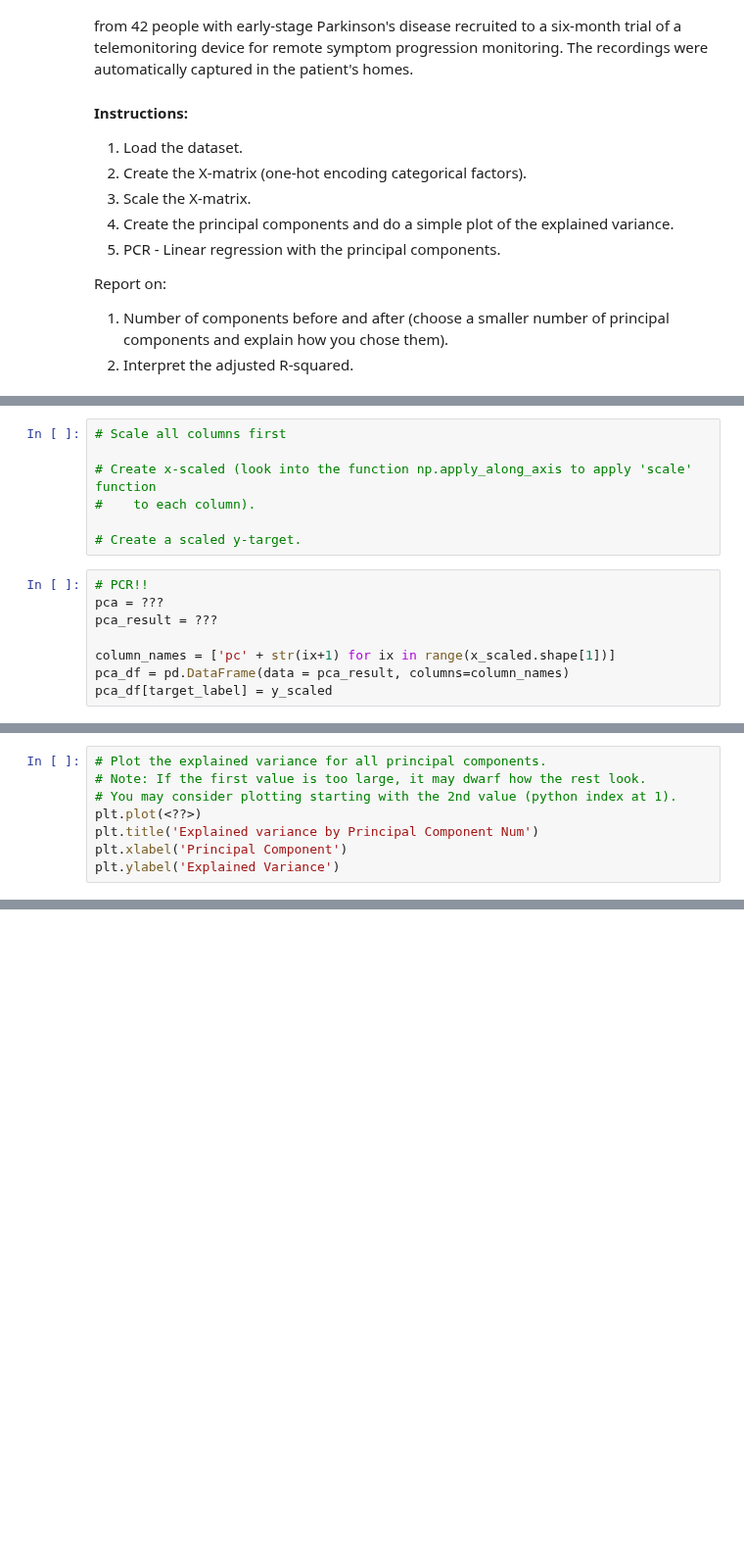
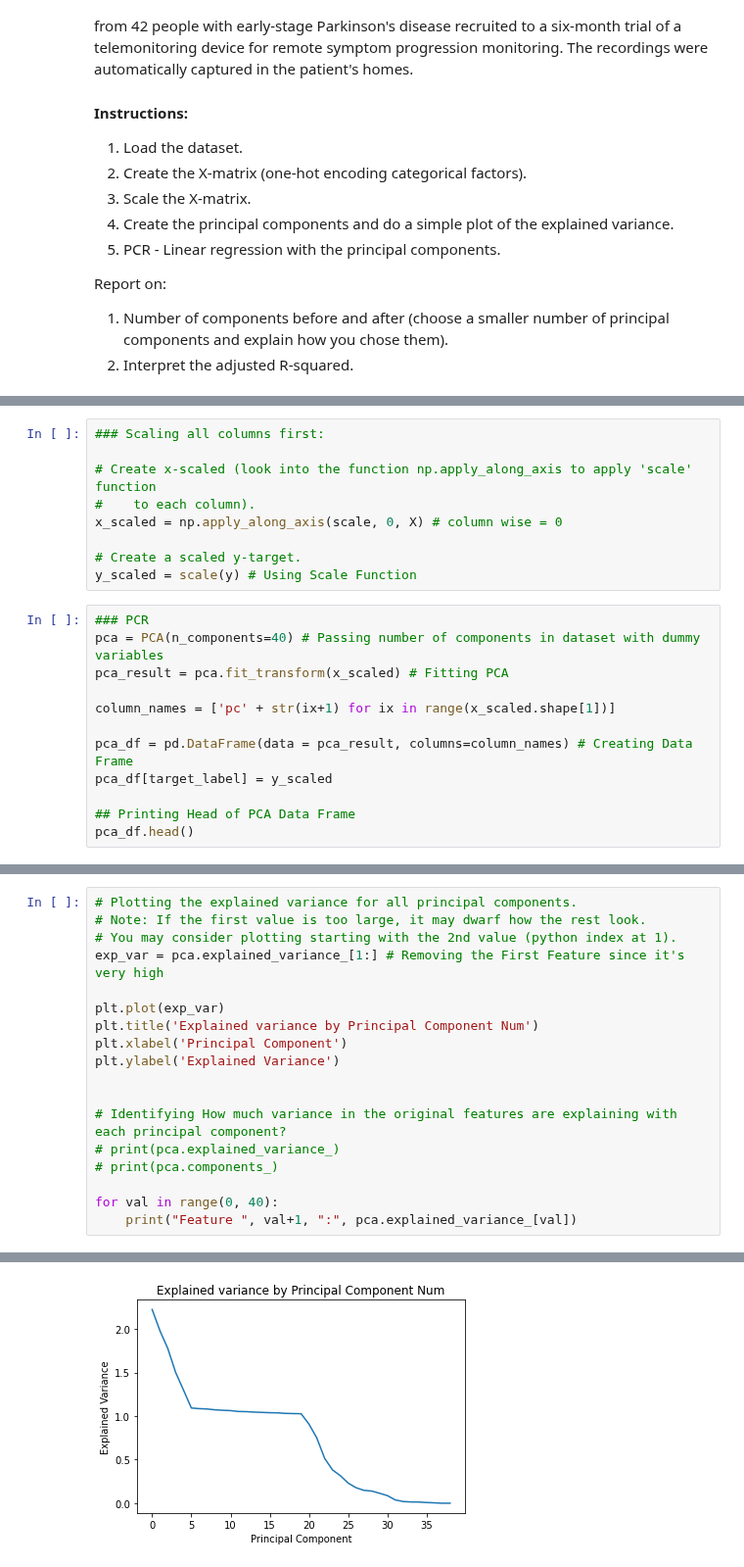
Before and after one commit to anajaved/UW_Data_Science_Cert, a Jupyter notebook: AnaJaved-L07-ParkinsonPCR.ipynb, the cells around one changed output, grey strips where cells are left out. Shown at 98% size. Saved outputs shown, nothing was run; the diff lists cells and outputs as text; blank space fills up the shorter version.

```diff
--- a/AnaJaved-L07-ParkinsonPCR.ipynb
+++ b/AnaJaved-L07-ParkinsonPCR.ipynb
@@ -84,17 +126,23 @@ def scale(col):
     std = (col - mean_col) / sd_col
     return std
 # %%
-# Scale all columns first
+### Scaling all columns first:
 
 # Create x-scaled (look into the function np.apply_along_axis to apply 'scale' function
 #    to each column).
+x_scaled = np.apply_along_axis(scale, 0, X) # column wise = 0
 
 # Create a scaled y-target.
+y_scaled = scale(y) # Using Scale Function
 # %%
-# PCR!!
-pca = ???
-pca_result = ???
+### PCR
+pca = PCA(n_components=40) # Passing number of components in dataset with dummy variables
+pca_result = pca.fit_transform(x_scaled) # Fitting PCA
 
 column_names = ['pc' + str(ix+1) for ix in range(x_scaled.shape[1])]
-pca_df = pd.DataFrame(data = pca_result, columns=column_names)
+
+pca_df = pd.DataFrame(data = pca_result, columns=column_names) # Creating Data Frame
 pca_df[target_label] = y_scaled
+
+## Printing Head of PCA Data Frame
+pca_df.head()
@@ -101,8 +157,19 @@ pca_df[target_label] = y_scaled
 # %%
-# Plot the explained variance for all principal components.
+# Plotting the explained variance for all principal components.
 # Note: If the first value is too large, it may dwarf how the rest look.
 # You may consider plotting starting with the 2nd value (python index at 1).
-plt.plot(<??>)
+exp_var = pca.explained_variance_[1:] # Removing the First Feature since it's very high
+
+plt.plot(exp_var)
 plt.title('Explained variance by Principal Component Num')
 plt.xlabel('Principal Component')
 plt.ylabel('Explained Variance')
+
+
+# Identifying How much variance in the original features are explaining with each principal component?
+# print(pca.explained_variance_)
+# print(pca.components_)
+
+for val in range(0, 40):
+    print("Feature ", val+1, ":", pca.explained_variance_[val])
+# %% [output]
@@ -108,0 +193 @@ plt.ylabel('Explained Variance')
+[figure, added]
```
Also changed, not shown: parts of 17 cells of this notebook.
